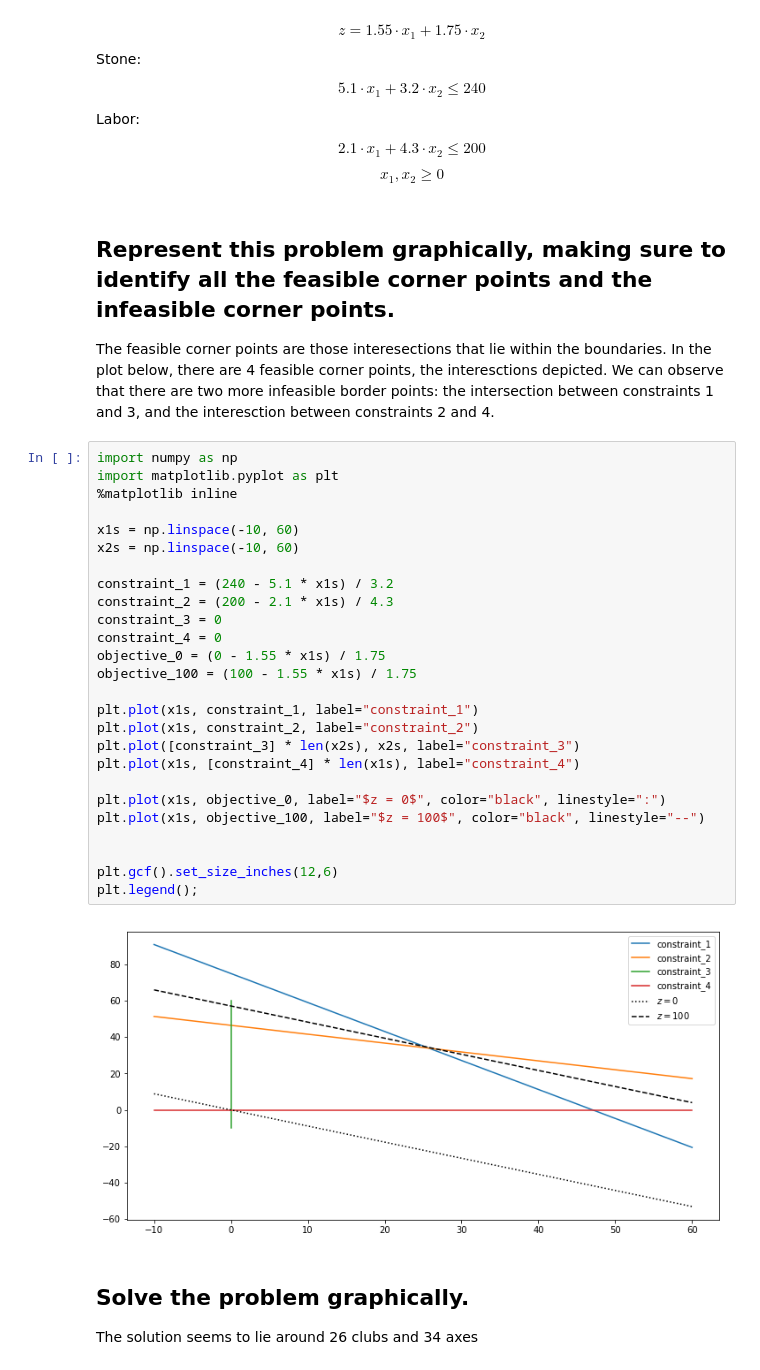
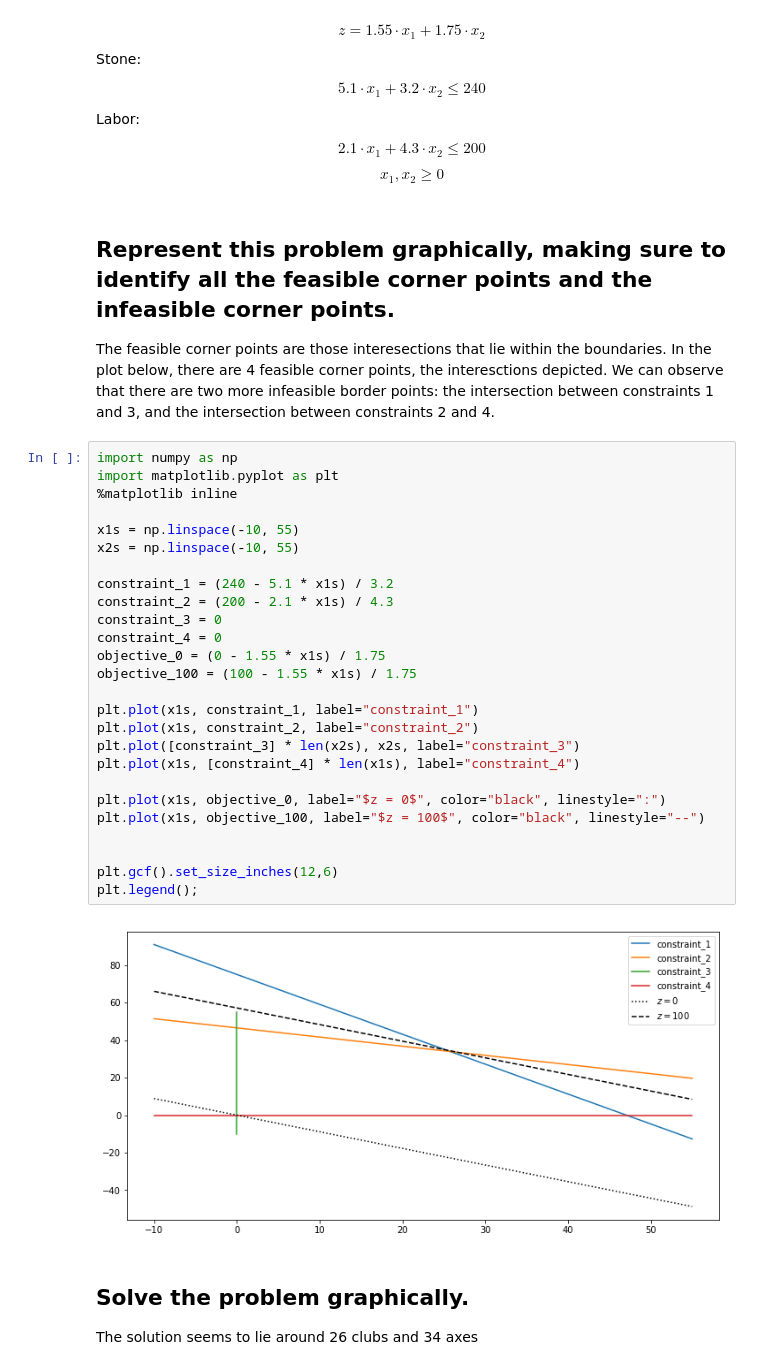
Before and after one commit to danimateos/numerical_methods, a Jupyter notebook: practice-03.ipynb, the cells around one changed output. Drawn from its saved outputs; the diff is of its cells as text.

```diff
--- a/practice-03.ipynb
+++ b/practice-03.ipynb
@@ -36,35 +36,35 @@ $$ x_1, x_2 \geq 0$$
 # %% [markdown]
 ## Represent this problem graphically, making sure to identify all the feasible corner points and the infeasible corner points.
 
-The feasible corner points are those interesections that lie within the boundaries. In the plot below, there are 4 feasible corner points, the interesctions depicted. We can observe that there are two more infeasible border points: the intersection between constraints 1 and 3, and the interesction between constraints 2 and 4.
+The feasible corner points are those interesections that lie within the boundaries. In the plot below, there are 4 feasible corner points, the interesctions depicted. We can observe that there are two more infeasible border points: the intersection between constraints 1 and 3, and the intersection between constraints 2 and 4.
 # %%
 import numpy as np
 import matplotlib.pyplot as plt
 %matplotlib inline
 
-x1s = np.linspace(-10, 60)
-x2s = np.linspace(-10, 60)
+x1s = np.linspace(-10, 55)
+x2s = np.linspace(-10, 55)
 
 constraint_1 = (240 - 5.1 * x1s) / 3.2
 constraint_2 = (200 - 2.1 * x1s) / 4.3
 constraint_3 = 0
 constraint_4 = 0
 objective_0 = (0 - 1.55 * x1s) / 1.75
 objective_100 = (100 - 1.55 * x1s) / 1.75
 
 plt.plot(x1s, constraint_1, label="constraint_1")
 plt.plot(x1s, constraint_2, label="constraint_2")
 plt.plot([constraint_3] * len(x2s), x2s, label="constraint_3")
 plt.plot(x1s, [constraint_4] * len(x1s), label="constraint_4")
 
 plt.plot(x1s, objective_0, label="$z = 0$", color="black", linestyle=":")
 plt.plot(x1s, objective_100, label="$z = 100$", color="black", linestyle="--")
 
 
 plt.gcf().set_size_inches(12,6)
 plt.legend();
 # %% [output]
-[figure, old version]
+[figure, new version]
 # %% [markdown]
 ## Solve the problem graphically.
 
```
Also changed, not shown: parts of 1 cell of this notebook.
